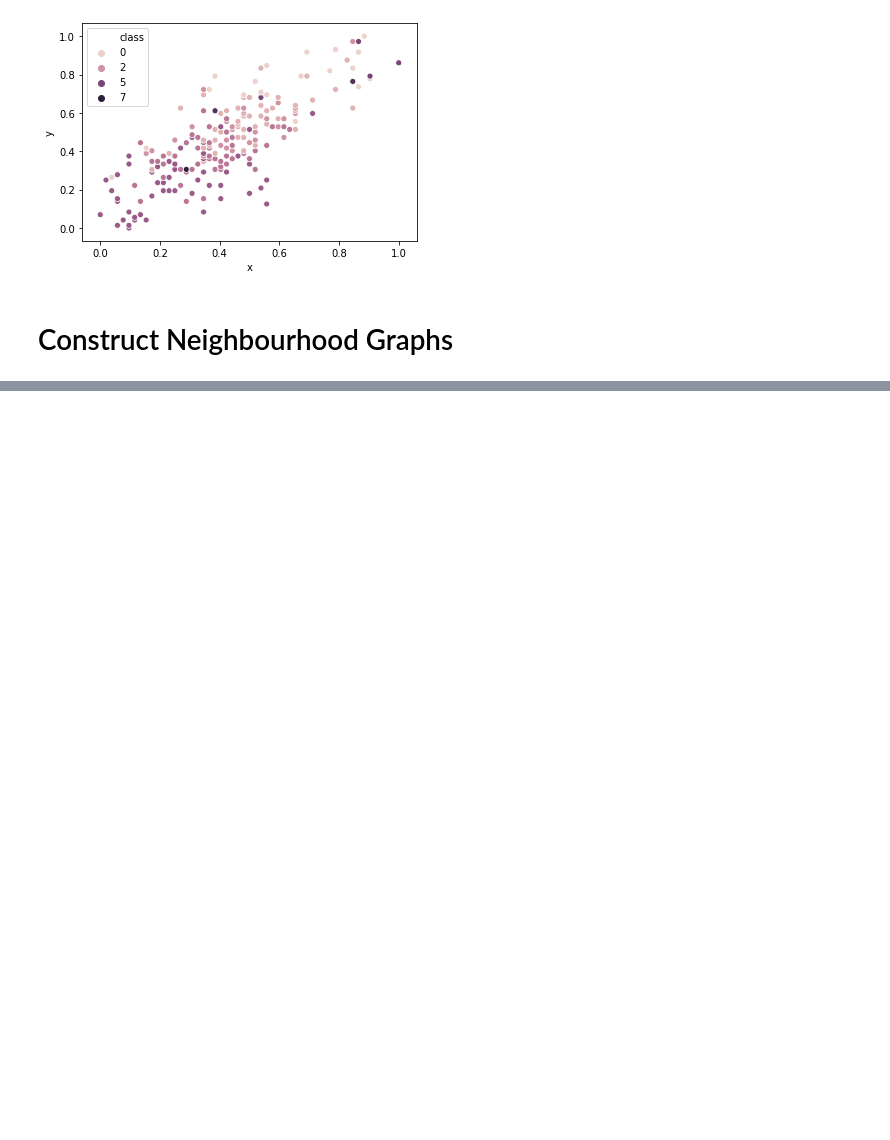
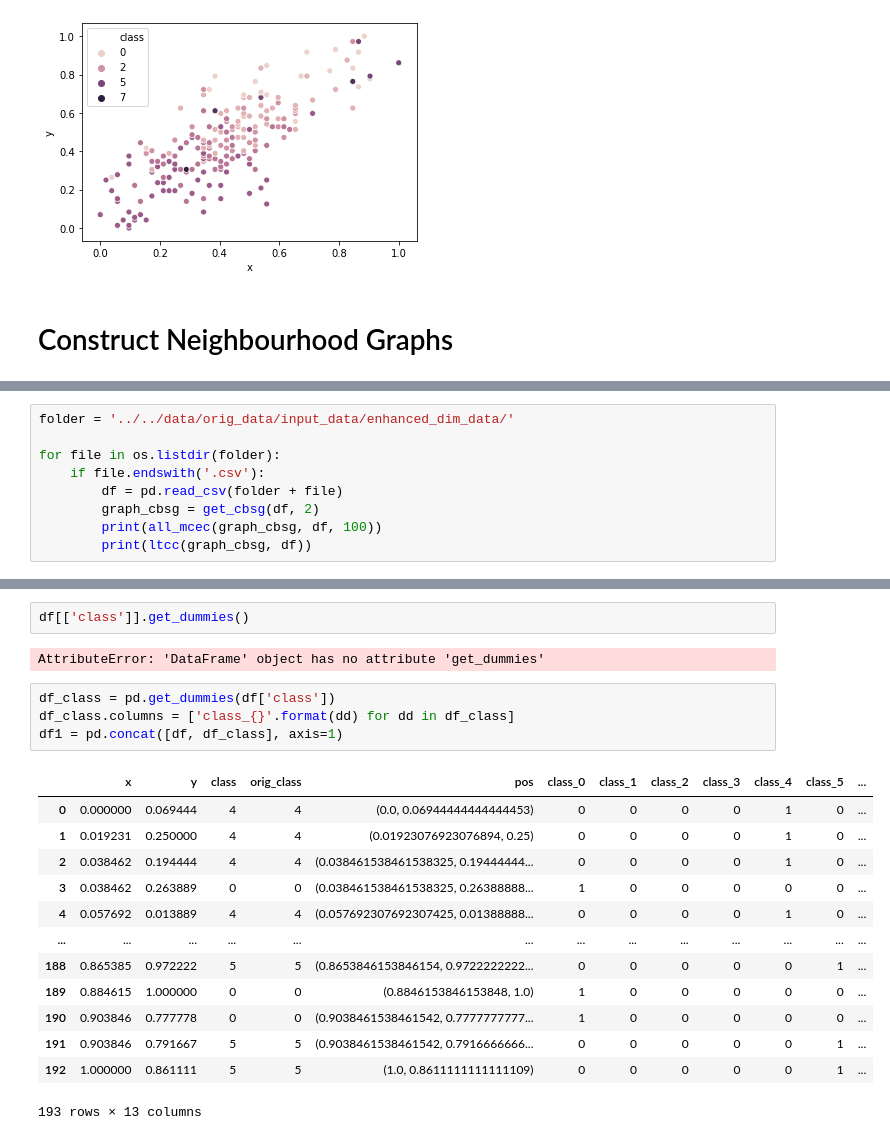
Before and after one commit to kix2mix2/SepMe, a Jupyter notebook: Jupyters/scripts_sanitychecks/Graph Neighbourhood Implementation & Sanity tests.ipynb, the cells around one changed output, grey strips where cells are left out. Saved outputs shown, nothing was run; the diff lists cells and outputs as text; blank space fills up the shorter version.

```diff
--- a/Jupyters/scripts_sanitychecks/Graph Neighbourhood Implementation & Sanity tests.ipynb
+++ b/Jupyters/scripts_sanitychecks/Graph Neighbourhood Implementation & Sanity tests.ipynb
@@ -146,0 +161,9 @@ NameError: name 'graph_del' is not defined
+# %%
+folder = '../../data/orig_data/input_data/enhanced_dim_data/'
+
+for file in os.listdir(folder):
+    if file.endswith('.csv'):
+        df = pd.read_csv(folder + file)
+        graph_cbsg = get_cbsg(df, 2)
+        print(all_mcec(graph_cbsg, df, 100))
+        print(ltcc(graph_cbsg, df))
@@ -146,0 +198,22 @@ NameError: name 'graph_del' is not defined
+# %%
+df[['class']].get_dummies()
+# %% [output]
+AttributeError: 'DataFrame' object has no attribute 'get_dummies'
+# %%
+df_class = pd.get_dummies(df['class'])
+df_class.columns = ['class_{}'.format(dd) for dd in df_class]
+df1 = pd.concat([df, df_class], axis=1)
+# %% [output]
+|  | x | y | class | orig_class | pos | class_0 | class_1 | class_2 | class_3 | class_4 | class_5 | ... |
+| 0 | 0.000000 | 0.069444 | 4 | 4 | (0.0, 0.06944444444444453) | 0 | 0 | 0 | 0 | 1 | 0 | ... |
+| 1 | 0.019231 | 0.250000 | 4 | 4 | (0.01923076923076894, 0.25) | 0 | 0 | 0 | 0 | 1 | 0 | ... |
+| 2 | 0.038462 | 0.194444 | 4 | 4 | (0.038461538461538325, 0.19444444... | 0 | 0 | 0 | 0 | 1 | 0 | ... |
+| 3 | 0.038462 | 0.263889 | 0 | 0 | (0.038461538461538325, 0.26388888... | 1 | 0 | 0 | 0 | 0 | 0 | ... |
+| 4 | 0.057692 | 0.013889 | 4 | 4 | (0.057692307692307425, 0.01388888... | 0 | 0 | 0 | 0 | 1 | 0 | ... |
+| ... | ... | ... | ... | ... | ... | ... | ... | ... | ... | ... | ... | ... |
+| 188 | 0.865385 | 0.972222 | 5 | 5 | (0.8653846153846154, 0.9722222222... | 0 | 0 | 0 | 0 | 0 | 1 | ... |
+| 189 | 0.884615 | 1.000000 | 0 | 0 | (0.8846153846153848, 1.0) | 1 | 0 | 0 | 0 | 0 | 0 | ... |
+| 190 | 0.903846 | 0.777778 | 0 | 0 | (0.9038461538461542, 0.7777777777... | 1 | 0 | 0 | 0 | 0 | 0 | ... |
+| 191 | 0.903846 | 0.791667 | 5 | 5 | (0.9038461538461542, 0.7916666666... | 0 | 0 | 0 | 0 | 0 | 1 | ... |
+| 192 | 1.000000 | 0.861111 | 5 | 5 | (1.0, 0.8611111111111109) | 0 | 0 | 0 | 0 | 0 | 1 | ... |
+193 rows × 13 columns
```
Also changed, not shown: parts of 3 cells of this notebook, 6 other files.
